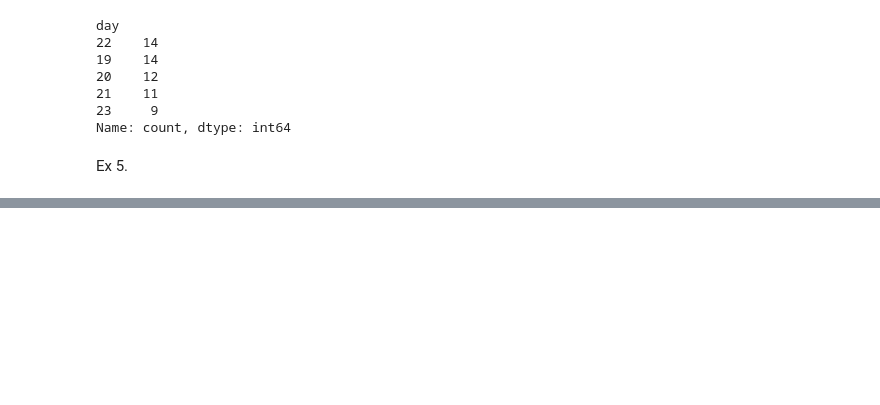
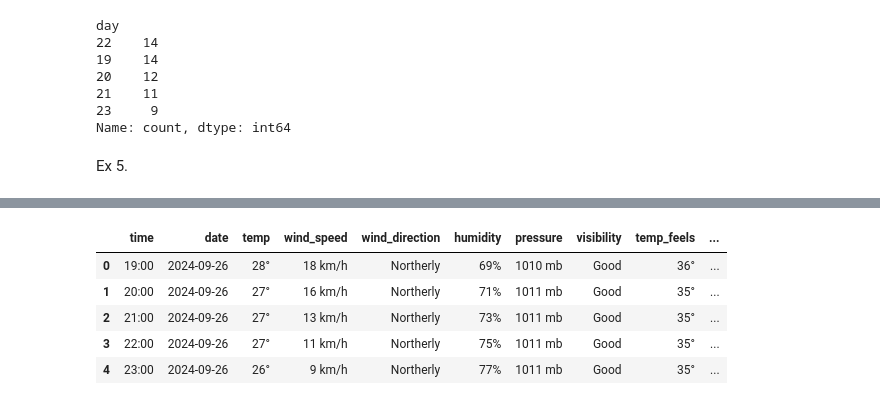
Before and after one commit to VladGrinDA/DI_Bootcamp, a Jupyter notebook: Week7/Day2/ExerciseXP/exXP.ipynb, the cells around one changed output, grey strips where cells are left out. Saved outputs shown, nothing was run; the diff lists cells and outputs as text; code cells hidden in the pictures; blank space fills up the shorter version.

```diff
--- a/Week7/Day2/ExerciseXP/exXP.ipynb
+++ b/Week7/Day2/ExerciseXP/exXP.ipynb
@@ -288,3 +288,18 @@ day
 Name: count, dtype: int64
 # %% [markdown]
 Ex 5.
+# %%
+driver = webdriver.Chrome(options=options)
+url = "https://www.bbc.com/weather/293397"
+driver.get(url)
+
+wait = WebDriverWait(driver, 10)
+
+try:
+    wait.until(
+        EC.presence_of_element_located((By.ID, "daylink-0"))
+    )
+except Exception as e:
+    print("Error loading page:", e)
+    driver.quit()
+    exit()
@@ -290,0 +368,12 @@ Ex 5.
+# %%
+import pandas as pd
+
+df = pd.DataFrame(ts_data)
+df.head()
+# %% [output]
+|  | time | date | temp | wind_speed | wind_direction | humidity | pressure | visibility | temp_feels | ... |
+| 0 | 19:00 | 2024-09-26 | 28° | 18 km/h | Northerly | 69% | 1010 mb | Good | 36° | ... |
+| 1 | 20:00 | 2024-09-26 | 27° | 16 km/h | Northerly | 71% | 1011 mb | Good | 35° | ... |
+| 2 | 21:00 | 2024-09-26 | 27° | 13 km/h | Northerly | 73% | 1011 mb | Good | 35° | ... |
+| 3 | 22:00 | 2024-09-26 | 27° | 11 km/h | Northerly | 75% | 1011 mb | Good | 35° | ... |
+| 4 | 23:00 | 2024-09-26 | 26° | 9 km/h | Northerly | 77% | 1011 mb | Good | 35° | ... |
```
Also changed, not shown: parts of 10 cells of this notebook, 2 other files.
